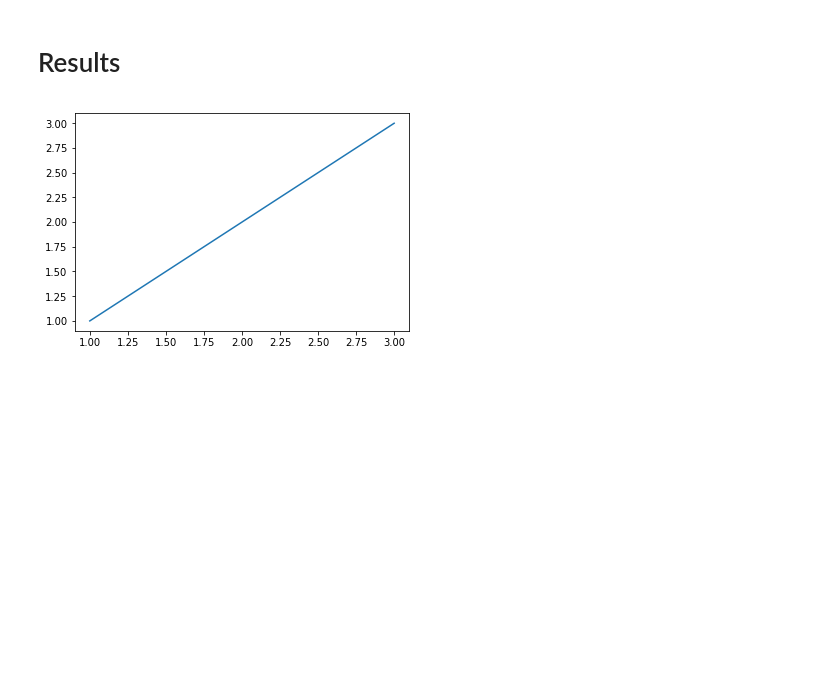
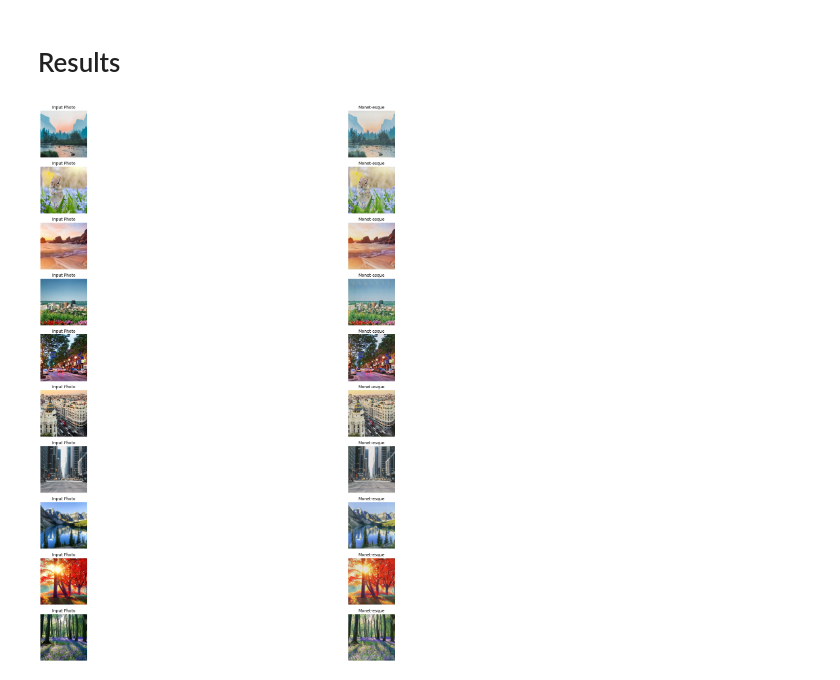
Before and after one commit to McMasterAI/StyleGAN, a Jupyter notebook: model/main.ipynb, the cells around one changed output. Drawn from its saved outputs; the diff is of its cells as text; code cells hidden in the pictures; blank space fills up the shorter version.

Commit message:
Model analysis additions onto base model

```diff
--- a/model/main.ipynb
+++ b/model/main.ipynb
@@ -481,10 +531,2 @@ plt.show()
 # %% [markdown]
 # Results
-# %%
-import matplotlib.pyplot as plt
-
-
-plt.plot([1 ,2 , 3], [1, 2, 3])
-plt.show()
-# %% [output]
-[figure, removed]
@@ -490,0 +542,38 @@ plt.show()
+# %%
+# Try with a set of base images
+
+# Make a directory to save the images to
+if not os.path.exists('testoutput'):
+        os.makedirs('testoutput')
+
+_, ax = plt.subplots(10, 2, figsize=(30, 30))
+d = 'imgtest'
+for i, img_path in enumerate(os.listdir(d)):
+    # Get the full path and load the image
+    img_path  = full_path = os.path.join(d, img_path)
+    img = tf.io.read_file(img_path)
+    img = decode_image(img)
+    img = tf.expand_dims(
+        img, axis=0
+    )
+
+    # Get the prediction and alter the images
+    prediction = monet_generator(img, training=False)[0].numpy()
+    prediction = (prediction * 127.5 + 127.5).astype(np.uint8)
+    img = (img[0] * 127.5 + 127.5).numpy().astype(np.uint8)
+
+    # Output into a graph
+    ax[i, 0].imshow(img)
+    ax[i, 1].imshow(prediction)
+    ax[i, 0].set_title("Input Photo")
+    ax[i, 1].set_title("Monet-esque")
+    ax[i, 0].axis("off")
+    ax[i, 1].axis("off")
+
+    # Save the image
+    im = Image.fromarray(img)
+    im.save("testoutput/imgtest{}.jpeg".format(i))
+    pr = Image.fromarray(prediction)
+    pr.save("testoutput/prtest{}.jpeg".format(i))
+# %% [output]
+[figure, added]
```
Also changed, not shown: parts of 7 cells of this notebook, 1 other file.
